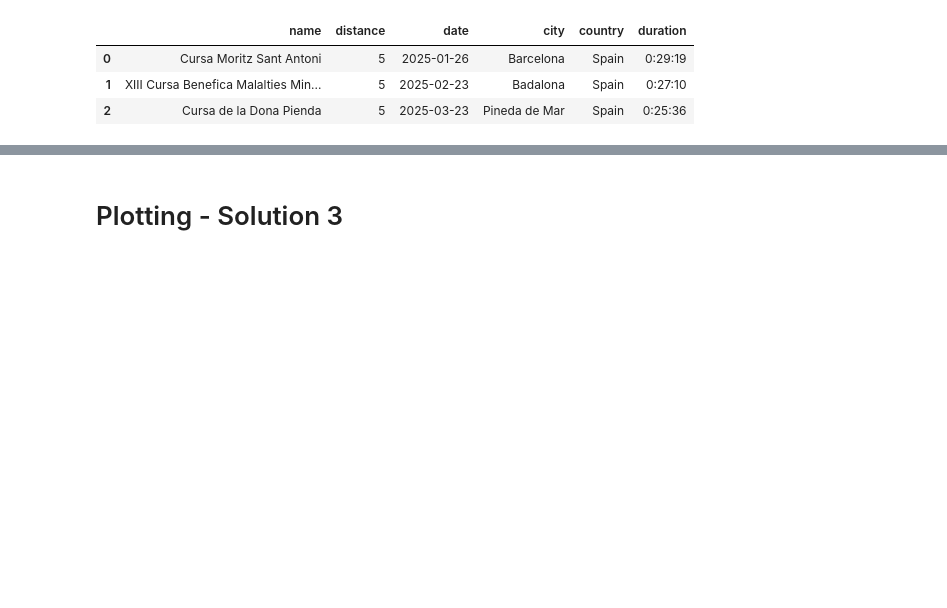
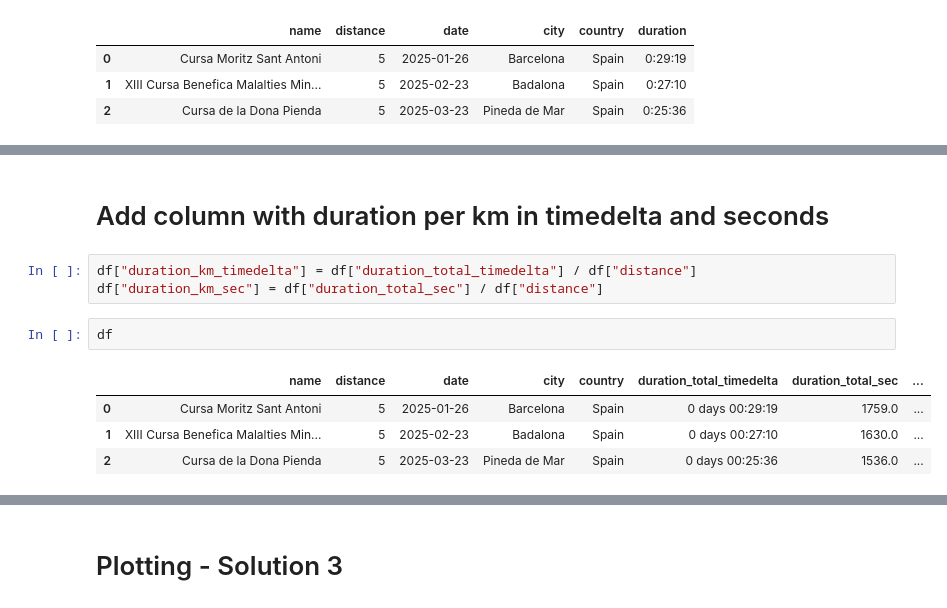
Before and after one commit to alexandru-cohal/RaceResultsVisualizer, a Jupyter notebook: data_analysis.ipynb, the cells around one changed output, grey strips where cells are left out. Cells and saved outputs as stored; diff of their text form; blank space fills up the shorter version.

```diff
--- a/data_analysis.ipynb
+++ b/data_analysis.ipynb
@@ -43,0 +63,12 @@ df
+# %% [markdown]
+# Add column with duration per km in timedelta and seconds
+# %%
+df["duration_km_timedelta"] = df["duration_total_timedelta"] / df["distance"]
+df["duration_km_sec"] = df["duration_total_sec"] / df["distance"]
+# %%
+df
+# %% [output]
+|  | name | distance | date | city | country | duration_total_timedelta | duration_total_sec | ... |
+| 0 | Cursa Moritz Sant Antoni | 5 | 2025-01-26 | Barcelona | Spain | 0 days 00:29:19 | 1759.0 | ... |
+| 1 | XIII Cursa Benefica Malalties Min... | 5 | 2025-02-23 | Badalona | Spain | 0 days 00:27:10 | 1630.0 | ... |
+| 2 | Cursa de la Dona Pienda | 5 | 2025-03-23 | Pineda de Mar | Spain | 0 days 00:25:36 | 1536.0 | ... |
```
Also changed, not shown: parts of 11 cells of this notebook, 1 other file.
